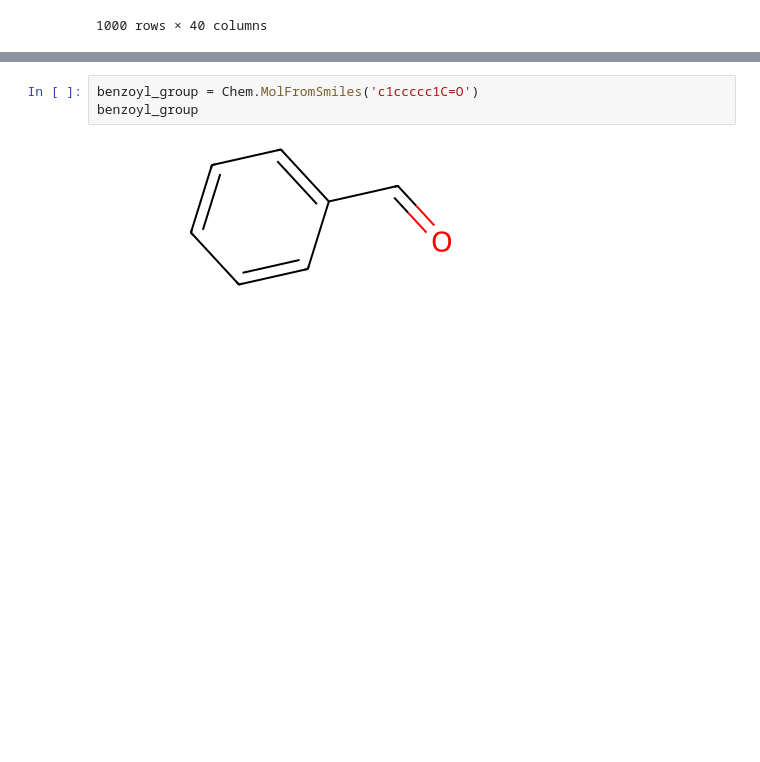
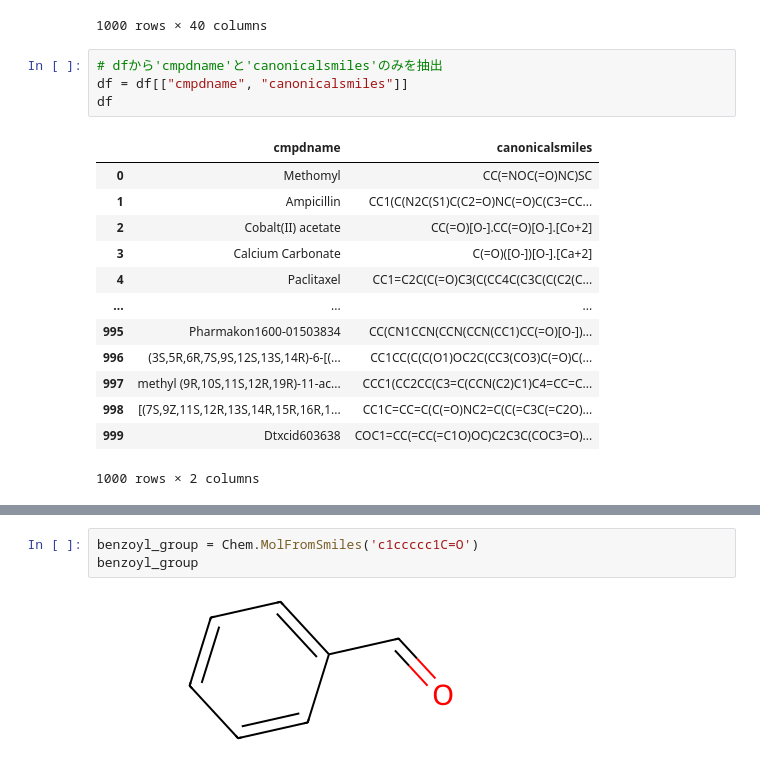
Before and after one commit to mipypf/practical-mi-guide, a Jupyter notebook: chapter4/src/screening_of_organic_materials.ipynb, the cells around one changed output, grey strips where cells are left out. Saved outputs shown, nothing was run; the diff lists cells and outputs as text; blank space fills up the shorter version.

```diff
--- a/chapter4/src/screening_of_organic_materials.ipynb
+++ b/chapter4/src/screening_of_organic_materials.ipynb
@@ -37,6 +34,24 @@ df
 | 998 | 136601293 | [(7S,9Z,11S,12R,13S,14R,15R,16R,1... | rifampin|Rifampicin|CHEMBL1523493... | 822.90 | C43H58N4O12 | 220.0 | 1620.0 | 4.9 | 59 | ... |
 | 999 | 5284623 | Dtxcid603638 | DTXSID8023638|NCGC00095098-01|SCH... | 656.70 | C32H32O13S | 189.0 | 1090.0 | 1.2 | 46 | ... |
 1000 rows × 40 columns
+# %%
+# dfから'cmpdname'と'canonicalsmiles'のみを抽出
+df = df[["cmpdname", "canonicalsmiles"]]
+df
+# %% [output]
+|  | cmpdname | canonicalsmiles |
+| 0 | Methomyl | CC(=NOC(=O)NC)SC |
+| 1 | Ampicillin | CC1(C(N2C(S1)C(C2=O)NC(=O)C(C3=CC... |
+| 2 | Cobalt(II) acetate | CC(=O)[O-].CC(=O)[O-].[Co+2] |
+| 3 | Calcium Carbonate | C(=O)([O-])[O-].[Ca+2] |
+| 4 | Paclitaxel | CC1=C2C(C(=O)C3(C(CC4C(C3C(C(C2(C... |
+| ... | ... | ... |
+| 995 | Pharmakon1600-01503834 | CC(CN1CCN(CCN(CCN(CC1)CC(=O)[O-])... |
+| 996 | (3S,5R,6R,7S,9S,12S,13S,14R)-6-[(... | CC1CC(C(C(O1)OC2C(CC3(CO3)C(=O)C(... |
+| 997 | methyl (9R,10S,11S,12R,19R)-11-ac... | CCC1(CC2CC(C3=C(CCN(C2)C1)C4=CC=C... |
+| 998 | [(7S,9Z,11S,12R,13S,14R,15R,16R,1... | CC1C=CC=C(C(=O)NC2=C(C(=C3C(=C2O)... |
+| 999 | Dtxcid603638 | COC1=CC(=CC(=C1O)OC)C2C3C(COC3=O)... |
+1000 rows × 2 columns
 # %%
 PandasTools.AddMoleculeColumnToFrame(df, "canonicalsmiles")
 df
```
Also changed, not shown: parts of 5 cells of this notebook, 1 other file.
